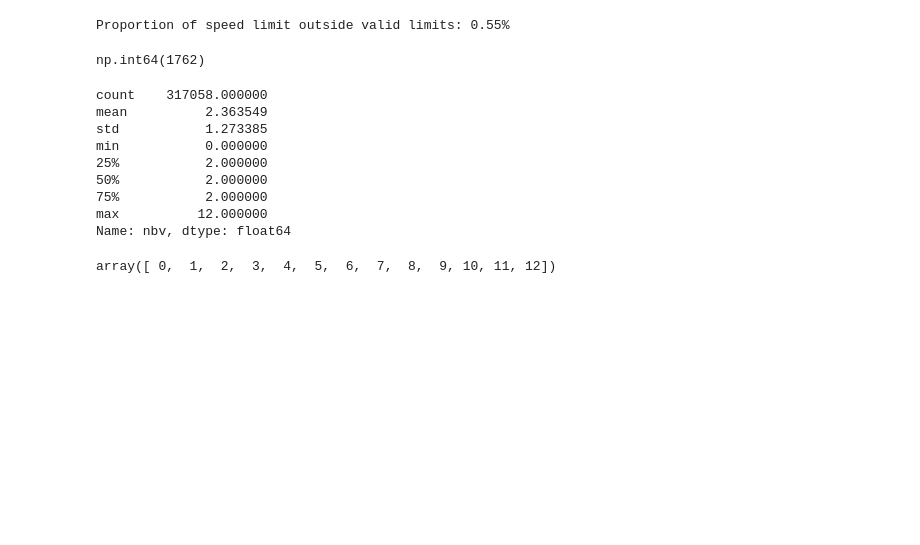
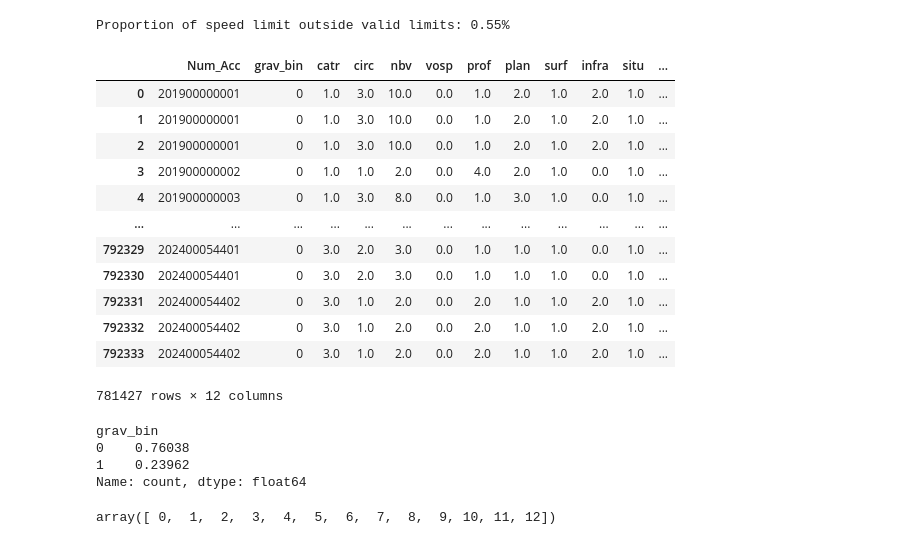
Before and after one commit to KaterinaGalkina/RoadAccidentSeverityPrediction, a Jupyter notebook: lieux.ipynb, the cells around one changed output. Drawn from its saved outputs; the diff is of its cells as text; code cells hidden in the pictures; blank space fills up the shorter version.

```diff
--- a/lieux.ipynb
+++ b/lieux.ipynb
@@ -129,0 +134,2 @@ sns.histplot(df_lieux["vma"], bins=30, kde=True)
+# %%
+df_lieux = df_lieux[(df_lieux['vma'] >= 0) & (df_lieux['vma'] <= 130)]
@@ -133,5 +187,38 @@ percentage = 1 - (len(df_lieux['vma'][df_lieux['vma'].isin(valid_limits)]) / len
 print(f"Proportion of speed limit outside valid limits: {percentage * 100 :0.2f}%")
 # %% [output]
 Proportion of speed limit outside valid limits: 0.55%
+# %%
+df_usagers = pandas.read_csv("df_usagers_clean.csv")
+df_lieux_with_target = df_usagers[['Num_Acc', 'grav_bin']].merge(
+    df_lieux,
+    on='Num_Acc',
+    how='left'
+)
+# %%
+df_lieux_with_target.dropna()
+# %% [output]
+|  | Num_Acc | grav_bin | catr | circ | nbv | vosp | prof | plan | surf | infra | situ | ... |
+| 0 | 201900000001 | 0 | 1.0 | 3.0 | 10.0 | 0.0 | 1.0 | 2.0 | 1.0 | 2.0 | 1.0 | ... |
+| 1 | 201900000001 | 0 | 1.0 | 3.0 | 10.0 | 0.0 | 1.0 | 2.0 | 1.0 | 2.0 | 1.0 | ... |
+| 2 | 201900000001 | 0 | 1.0 | 3.0 | 10.0 | 0.0 | 1.0 | 2.0 | 1.0 | 2.0 | 1.0 | ... |
+| 3 | 201900000002 | 0 | 1.0 | 1.0 | 2.0 | 0.0 | 4.0 | 2.0 | 1.0 | 0.0 | 1.0 | ... |
+| 4 | 201900000003 | 0 | 1.0 | 3.0 | 8.0 | 0.0 | 1.0 | 3.0 | 1.0 | 0.0 | 1.0 | ... |
+| ... | ... | ... | ... | ... | ... | ... | ... | ... | ... | ... | ... | ... |
+| 792329 | 202400054401 | 0 | 3.0 | 2.0 | 3.0 | 0.0 | 1.0 | 1.0 | 1.0 | 0.0 | 1.0 | ... |
+| 792330 | 202400054401 | 0 | 3.0 | 2.0 | 3.0 | 0.0 | 1.0 | 1.0 | 1.0 | 0.0 | 1.0 | ... |
+| 792331 | 202400054402 | 0 | 3.0 | 1.0 | 2.0 | 0.0 | 2.0 | 1.0 | 1.0 | 2.0 | 1.0 | ... |
+| 792332 | 202400054402 | 0 | 3.0 | 1.0 | 2.0 | 0.0 | 2.0 | 1.0 | 1.0 | 2.0 | 1.0 | ... |
+| 792333 | 202400054402 | 0 | 3.0 | 1.0 | 2.0 | 0.0 | 2.0 | 1.0 | 1.0 | 2.0 | 1.0 | ... |
+781427 rows × 12 columns
+# %%
+df = df_lieux_with_target.copy()
+df['vma'] = df['vma'].where(~df['vma'].isin(valid_limits), None)
+df.dropna(inplace=True)
+df['grav_bin'].value_counts()  / len(df)
+# %% [output]
+grav_bin
+0    0.76038
+1    0.23962
+Name: count, dtype: float64
 # %%
 df_lieux['vma'] = df_lieux['vma'].where(df_lieux['vma'].isin(valid_limits), None)
@@ -138,4 +226,0 @@ df_lieux['vma'] = df_lieux['vma'].where(df_lieux['vma'].isin(valid_limits), None
-# %%
-df_lieux['vma'].isna().sum()
-# %% [output]
-np.int64(1762)
@@ -145,15 +227,3 @@ df_lieux['vma'] = df_lieux['vma'].astype("int64")
-# %%
-df_lieux["nbv"].describe()
-# %% [output]
-count    317058.000000
-mean          2.363549
-std           1.273385
-min           0.000000
-25%           2.000000
-50%           2.000000
-75%           2.000000
-max          12.000000
-Name: nbv, dtype: float64
 # %%
 nvb_val = df_lieux["nbv"].unique()
 nvb_val.sort()
```
Also changed, not shown: parts of 32 cells of this notebook, 11 other files.
